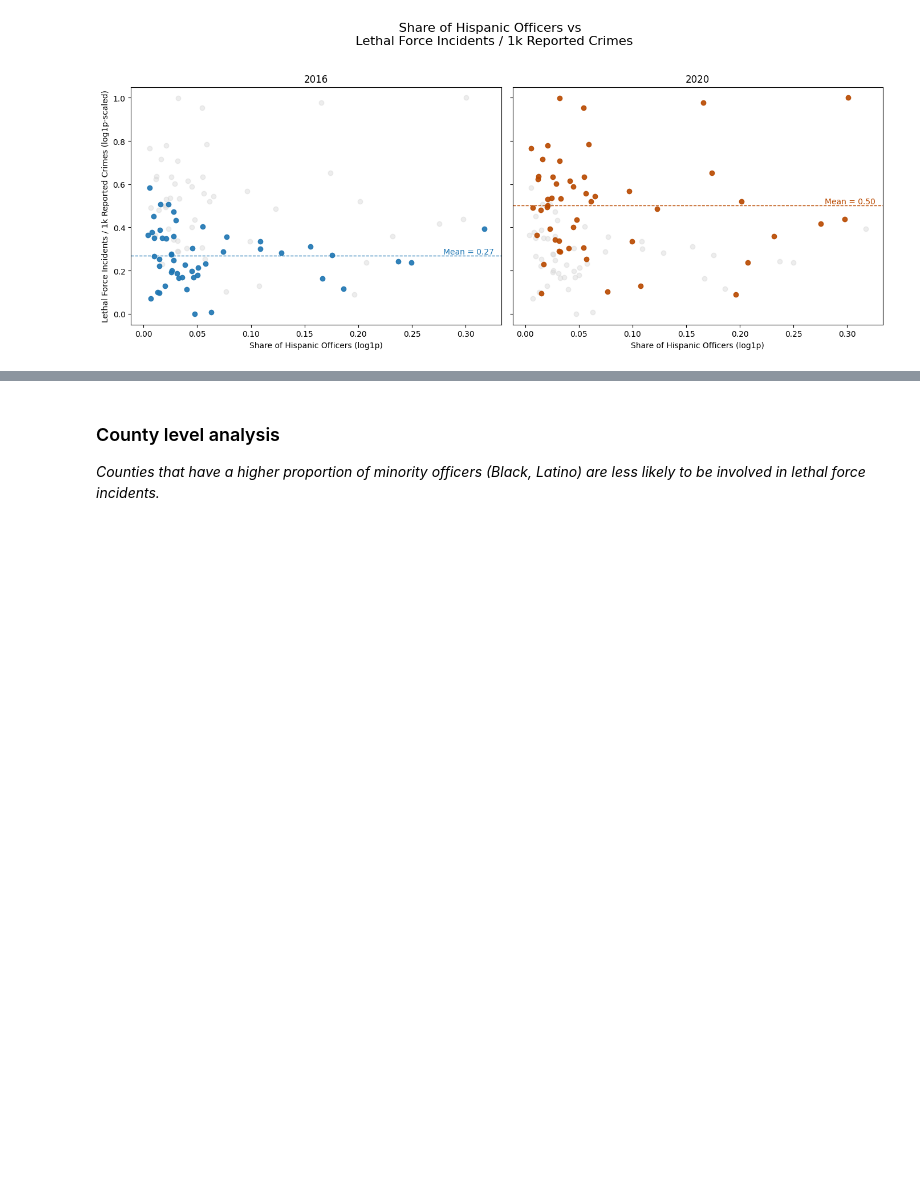
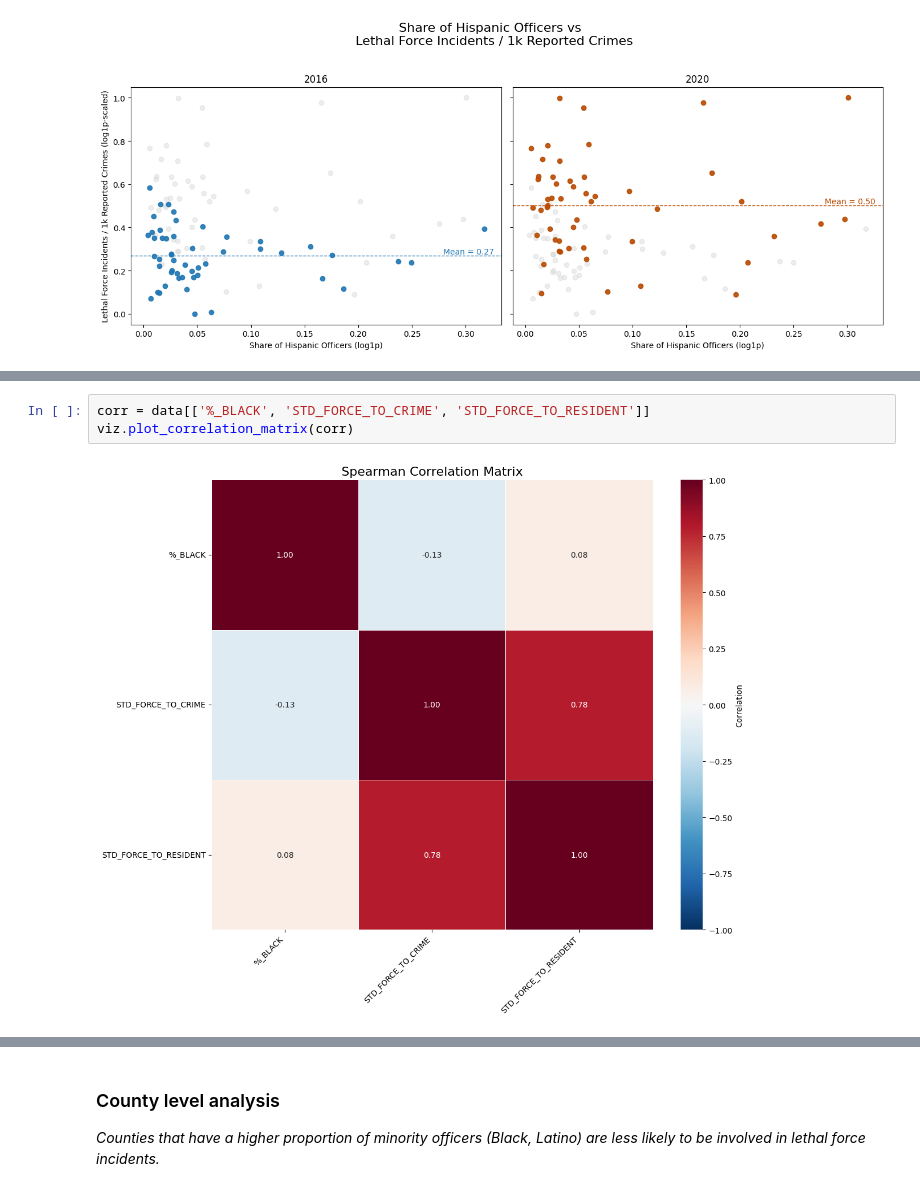
Before and after one commit to manuelarodr/IS597FinalProject, a Jupyter notebook: data_analysis.ipynb, the cells around one changed output, grey strips where cells are left out. Saved outputs shown, nothing was run; the diff lists cells and outputs as text; blank space fills up the shorter version.

```diff
--- a/data_analysis.ipynb
+++ b/data_analysis.ipynb
@@ -151,0 +157,5 @@ viz.scatter_dual_year_highlight(data, '%_HISP','STD_FORCE_TO_CRIME', label_map=
+# %%
+corr = data[['%_BLACK', 'STD_FORCE_TO_CRIME', 'STD_FORCE_TO_RESIDENT']]
+viz.plot_correlation_matrix(corr)
+# %% [output]
+[figure, added]
```
Also changed, not shown: parts of 2 cells of this notebook.
